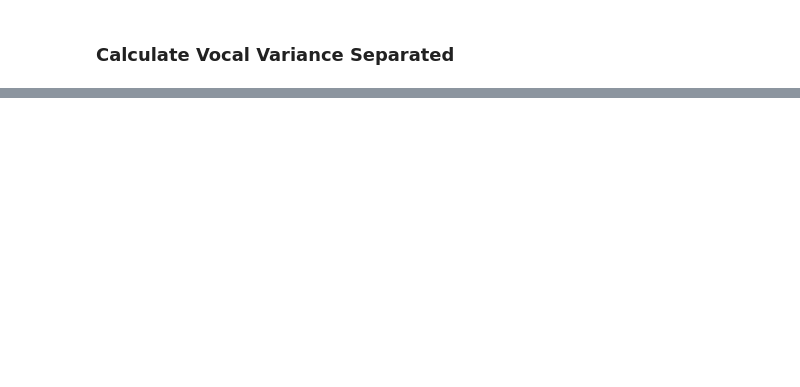
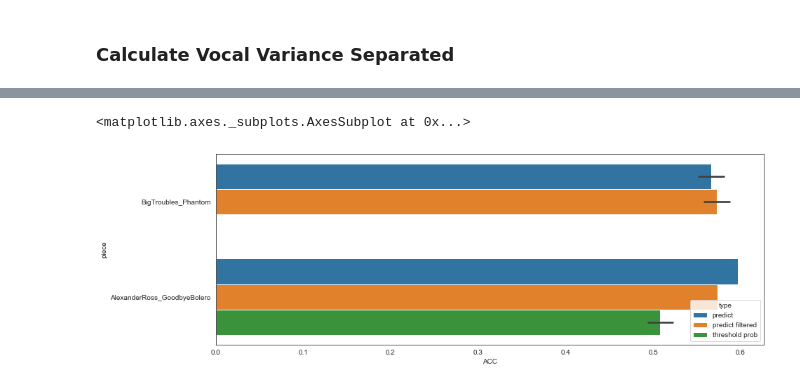
Before and after one commit to shayenne/vocaldetection, a Jupyter notebook: scripts/Lehner_SVD-2014.ipynb, the cells around one changed output, grey strips where cells are left out. Drawn from its saved outputs; the diff is of its cells as text; code cells hidden in the pictures; blank space fills up the shorter version.

```diff
--- a/scripts/Lehner_SVD-2014.ipynb
+++ b/scripts/Lehner_SVD-2014.ipynb
@@ -464,0 +220,3 @@ plt.title('Singing Precision-Recall curve: AP={0:0.2f}'.format(
+# %%
+import separated_features_training as sf
+X_train, y_train = sf.read_agg_features(train_files[0])
@@ -464,0 +233,8 @@ plt.title('Singing Precision-Recall curve: AP={0:0.2f}'.format(
+# %%
+rows_list = []
+
+for spl in range(10):
+
+    X_train, y_train = sf.read_agg_features(train_files[spl])
+    grid_search = sf.rf_param_selection(X_train, y_train, 5)
+    break
@@ -464,0 +350,10 @@ plt.title('Singing Precision-Recall curve: AP={0:0.2f}'.format(
+# %%
+results_rf = pd.DataFrame(rows_list)
+# %%
+results_rf = results_rf.sort_values('ACC')
+# %%
+plt.figure(figsize=(14,5))
+sns.barplot(y='piece', x='ACC', hue='type', data=results_rf[results_rf['ACC']<0.6])
+# %% [output]
+<matplotlib.axes._subplots.AxesSubplot at 0x...>
+[figure, added]
```
Also changed, not shown: parts of 56 cells of this notebook.
